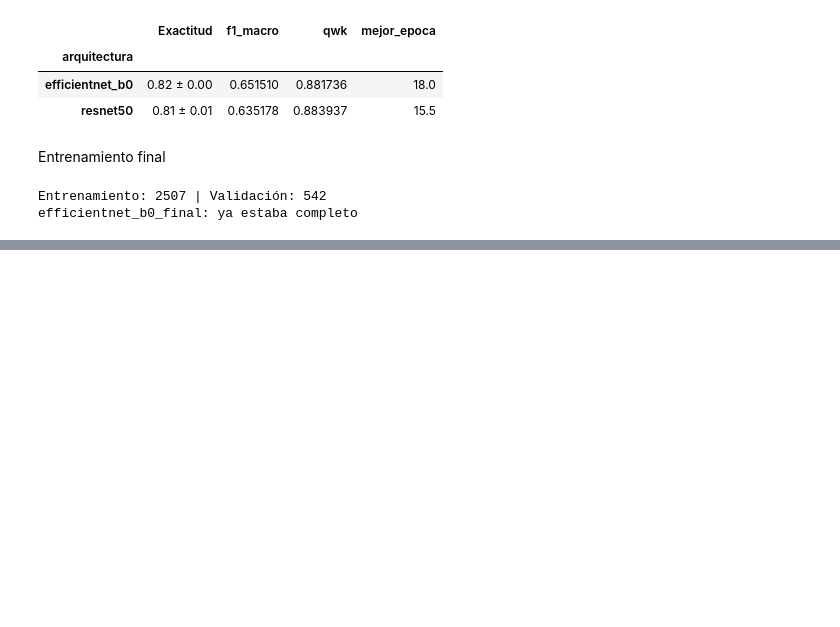
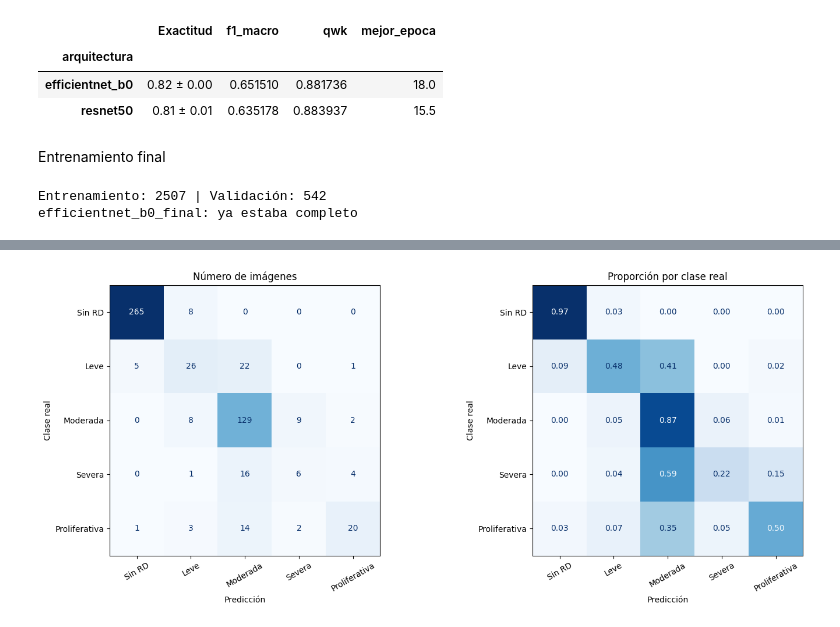
Before and after one commit to DAMT777/diabetic-retinopathy-classification, a Jupyter notebook: Notebooks/entrenamiento.ipynb, the cells around one changed output, grey strips where cells are left out. Drawn from its saved outputs; the diff is of its cells as text; code cells hidden in the pictures; blank space fills up the shorter version.

Commit message:
metricas de desempeno

```diff
--- a/Notebooks/entrenamiento.ipynb
+++ b/Notebooks/entrenamiento.ipynb
@@ -529,3 +529,11 @@ hist_final = ejecutar(ARQ_FINAL, f_train_final, f_val_final,
 # %% [output]
 Entrenamiento: 2507 | Validación: 542
 efficientnet_b0_final: ya estaba completo
+# %%
+hf = pd.DataFrame(hist_final)
+print("Épocas registradas:", len(hf))
+print(hf[["epoca", "fase", "perdida_train", "perdida_val",
+          "exactitud_val", "f1_macro_val", "qwk_val"]].round(3).to_string(index=False))
+
+ruta_pesos = CHECKPOINTS / f"{ARQ_FINAL}_final_pesos.pt"
+print("\nPesos guardados:", ruta_pesos.exists())
@@ -531,0 +584,14 @@ efficientnet_b0_final: ya estaba completo
+# %%
+from sklearn.metrics import classification_report, confusion_matrix, ConfusionMatrixDisplay
+
+y_true, y_pred = pred_val["diagnosis"], pred_val["pred"]
+print(f"Exactitud: {accuracy_score(y_true, y_pred):.3f}")
+print(f"F1 macro: {f1_score(y_true, y_pred, average='macro'):.3f}")
+print(f"QWK: {cohen_kappa_score(y_true, y_pred, weights='quadratic'):.3f}\n")
+
+print(classification_report(y_true, y_pred, labels=list(NOMBRES),
+                            target_names=ORDEN, digits=3, zero_division=0))
+
+reporte = classification_report(y_true, y_pred, labels=list(NOMBRES), target_names=ORDEN,
+                                digits=3, zero_division=0, output_dict=True)
+pd.DataFrame(reporte).T.round(3).to_csv(RESULTADOS / "metricas_validacion.csv")
@@ -531,0 +614,19 @@ efficientnet_b0_final: ya estaba completo
+# %%
+cm = confusion_matrix(y_true, y_pred, labels=list(NOMBRES))
+cm_norm = cm / cm.sum(axis=1, keepdims=True)
+
+fig, axes = plt.subplots(1, 2, figsize=(15, 6))
+ConfusionMatrixDisplay(cm, display_labels=ORDEN).plot(
+    ax=axes[0], cmap="Blues", colorbar=False, xticks_rotation=30)
+axes[0].set_title("Número de imágenes")
+ConfusionMatrixDisplay(cm_norm, display_labels=ORDEN).plot(
+    ax=axes[1], cmap="Blues", colorbar=False, xticks_rotation=30, values_format=".2f")
+axes[1].set_title("Proporción por clase real")
+for ax in axes:
+    ax.set_xlabel("Predicción")
+    ax.set_ylabel("Clase real")
+plt.tight_layout()
+plt.savefig(RESULTADOS / "matriz_confusion_val.png", dpi=150)
+plt.show()
+# %% [output]
+[figure, added]
```
Also changed, not shown: parts of 4 cells of this notebook.
